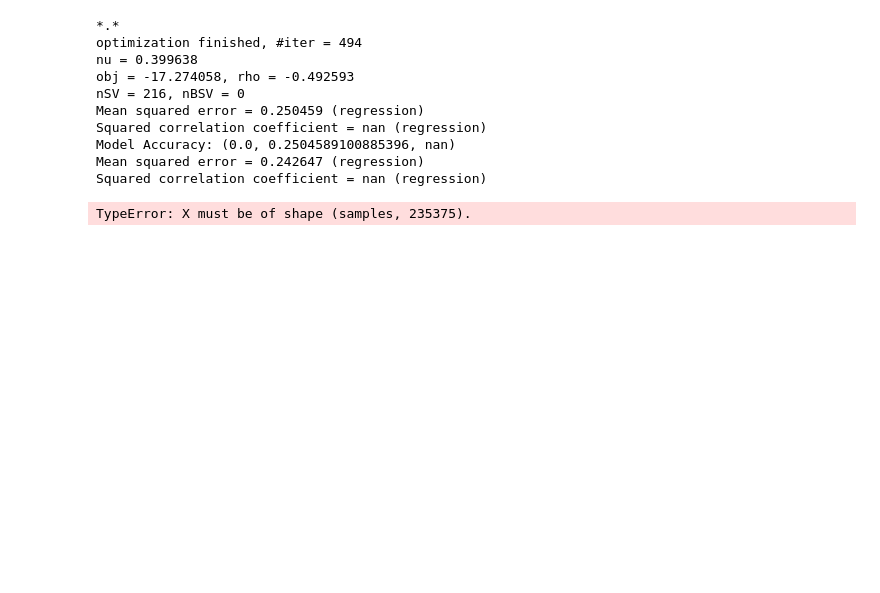
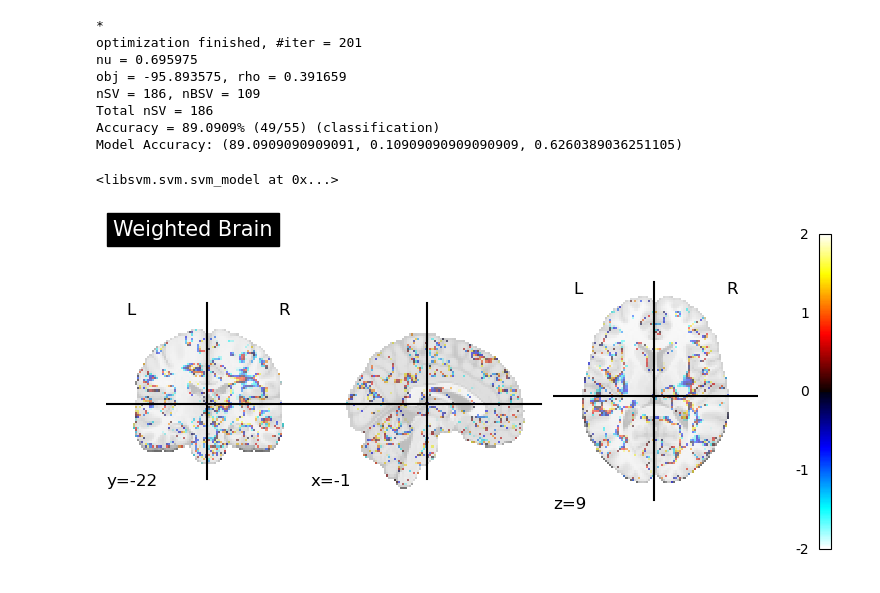
Before and after one commit to yunchen-hung/fmriWorkingMemoryProject, a Jupyter notebook: SVM/svm.ipynb, the cells around one changed output. Drawn from its saved outputs; the diff is of its cells as text; code cells hidden in the pictures; blank space fills up the shorter version.

Commit message:
figured out 3d brain but not sure if correct

```diff
--- a/SVM/svm.ipynb
+++ b/SVM/svm.ipynb
@@ -57,15 +57,15 @@ def load_beta_data(topSubjects, data_type):
 
     return np.array(X), y
 # %%
-def train_svmLight(X, y):
+def train_model(X, y):
     mask_img = nilearn.datasets.load_mni152_brain_mask(resolution=2, threshold=0.2)
     masker = NiftiMasker(mask_img=mask_img, memory="nilearn_cache", memory_level=1).fit()
 
     X_train, X_test, y_train, y_test = train_test_split(X, y, test_size=0.2, shuffle=True, random_state=42)
 
     # SVM classifier
-    svm_model = svm_train(y_train, X_train, '-s 3 -t 2 -c 1 -g 0.1')
-    svm_save_model('svr_beta_model', svm_model)
+    svm_model = svm_train(y_train, X_train)
+    svm_save_model('svm_beta_model', svm_model)
     y_pred, accuracy, _ = svm_predict(y_test, X_test, svm_model)
 
 
@@ -73,19 +73,29 @@ def train_svmLight(X, y):
     print("Model Accuracy: " + str(accuracy))
 
     # Confusion matrix
-    #cm = confusion_matrix(y_test, y_pred)
-    #disp = ConfusionMatrixDisplay(confusion_matrix=cm)
-    #disp.plot()
-    #show()
+    cm = confusion_matrix(y_test, y_pred)
+    disp = ConfusionMatrixDisplay(confusion_matrix=cm)
+    disp.plot()
+    show()
 
     #print 3D model of predicted brain
-    svm_model = svm_load_model('svr_beta_model')
-    #select random subject
-    predicted_index = np.random.choice(len(y_test))
-    predicted_beta, _, _ = svm_predict([y_test[predicted_index]], [X_test[predicted_index]], svm_model)
-    weights_3d = masker.inverse_transform(predicted_beta)
-    plotting.plot_stat_map(weights_3d, vmax=2, alpha=0.5, title=f"Predicted Brain")
-    plotting.plot_stat_map(X_test[predicted_index], vmax=2, alpha=0.5, title=f"Actual Brain")
+    support_vectors_dict = svm_model.get_SV()
+    max_feature_index = max(max(sv.keys()) for sv in support_vectors_dict)
+
+    support_vectors = np.zeros((len(support_vectors_dict), max_feature_index))
+
+    for i, sv in enumerate(support_vectors_dict):
+        for key, value in sv.items():
+            support_vectors[i, key - 1] = value
+
+    #get dual coefficients (alpha * y)
+    dual_coefficients = np.array(svm_model.get_sv_coef()).flatten()
+
+    #compute weight vector
+    weight_1d = np.sum(support_vectors.T * dual_coefficients, axis=1)
+
+    weights_3d = masker.inverse_transform(weight_1d)
+    plotting.plot_stat_map(weights_3d, vmax=2, alpha=0.5, title=f"Weighted Brain")
 
     return svm_model
 # %%
@@ -97,16 +107,15 @@ subjects = [103, 105, 106, 110, 112, 113, 115, 124, 127, 130,
 X, y = load_beta_data(subjects, 'nonConfound')
 y = [1 if task == 'colorwheel' else 0 for task in y]
 # %%
-train_svmLight(X, y)
+train_model(X, y)
 # %% [output]
-*.*
-optimization finished, #iter = 494
-nu = 0.399638
-obj = -17.274058, rho = -0.492593
-nSV = 216, nBSV = 0
-Mean squared error = 0.250459 (regression)
-Squared correlation coefficient = nan (regression)
-Model Accuracy: (0.0, 0.2504589100885396, nan)
-Mean squared error = 0.242647 (regression)
-Squared correlation coefficient = nan (regression)
+*
+optimization finished, #iter = 201
+nu = 0.695975
+obj = -95.893575, rho = 0.391659
+nSV = 186, nBSV = 109
+Total nSV = 186
+Accuracy = 89.0909% (49/55) (classification)
+Model Accuracy: (89.0909090909091, 0.10909090909090909, 0.6260389036251105)
-TypeError: X must be of shape (samples, 235375).
+<libsvm.svm.svm_model at 0x...>
+[figure, added]
```
Also changed, not shown: parts of 3 cells of this notebook, 1 other file.
